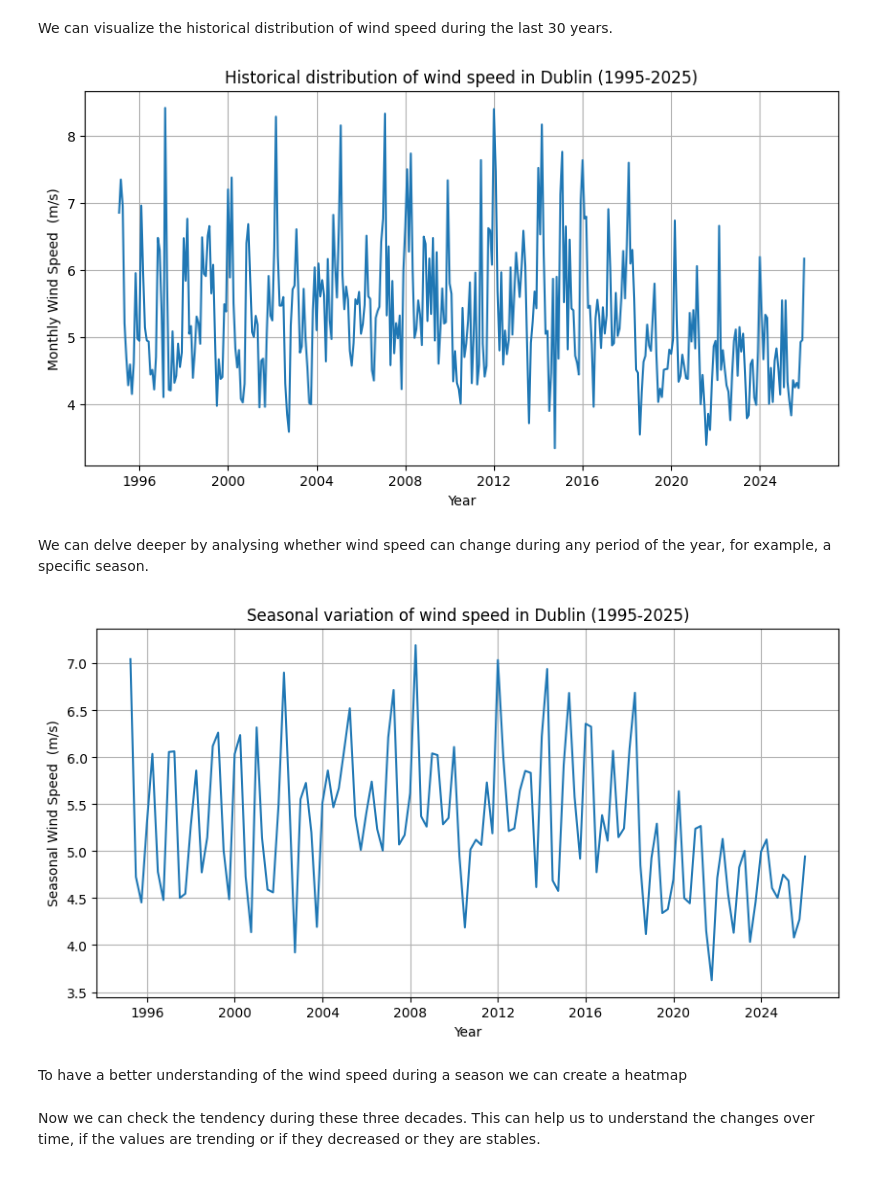
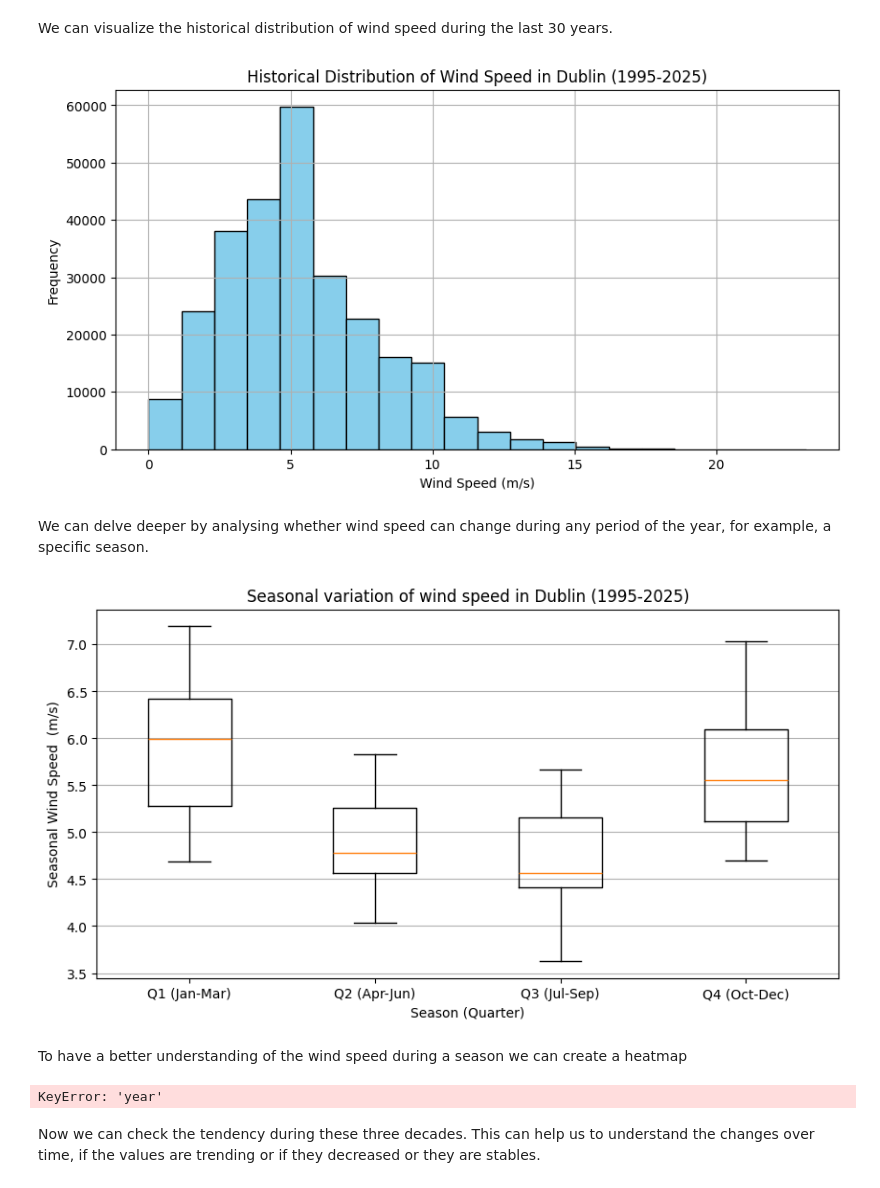
Before and after one commit to tanyasanjuan/pfda-project, a Jupyter notebook: wind.ipynb, the cells around one changed output. Cells and saved outputs as stored; diff of their text form; code cells hidden in the pictures.

Commit message:
boxplot variation of wind per quarter

```diff
--- a/wind.ipynb
+++ b/wind.ipynb
@@ -316,34 +313,61 @@ We can visualize the historical distribution of wind speed during the last 30 ye
 # %%
 # historical distribution of wind speed
 plt.figure(figsize=(10,5))
-plt.plot(df_monthly.index, df_monthly.values)
-plt.xlabel("Year")
-plt.ylabel("Monthly Wind Speed  (m/s)")
-plt.title("Historical distribution of wind speed in Dublin (1995-2025)")
+plt.hist(df['mean wind speed'].dropna(), bins=20, color='skyblue', edgecolor='black')
+plt.xlabel("Wind Speed (m/s)")
+plt.ylabel("Frequency")
+plt.title("Historical Distribution of Wind Speed in Dublin (1995-2025)")
 plt.grid(True)
+plt.show()
 # %% [output]
-[figure, old version]
+[figure, new version]
 # %% [markdown]
 We can delve deeper by analysing whether wind speed can change during any period of the year, for example, a specific season.
 # %%
 # season analysis of wind speed
 '''using QE instad 'Q' as it will be deprecated in future versions'''
 ''' We use 'Q' to group by quarter'''
-df_seasonal = df.resample('QE')['mean wind speed'].mean()
-df_seasonal.head()
+df_seasonal = df.resample('QE')
+windspeed_mean = df_seasonal['mean wind speed'].mean()
+windspeed_mean.head()
 
-# plot the seasonal data
+# plot the seasonal data as boxplot grouped by quarter
+
 plt.figure(figsize=(10,5))
-plt.plot(df_seasonal.index, df_seasonal.values)
-plt.xlabel("Year")
+# Extract quarter from index and prepare data for boxplot
+windspeed_df = windspeed_mean.reset_index()
+windspeed_df['quarter'] = windspeed_df['date and time'].dt.quarter
+
+# Group by quarter and create boxplot
+data_by_quarter = [windspeed_df[windspeed_df['quarter'] == q]['mean wind speed'].values
+                   for q in [1, 2, 3, 4]]
+plt.boxplot(data_by_quarter, tick_labels=['Q1 (Jan-Mar)', 'Q2 (Apr-Jun)', 'Q3 (Jul-Sep)', 'Q4 (Oct-Dec)'])
+plt.xlabel("Season (Quarter)")
 plt.ylabel("Seasonal Wind Speed  (m/s)")
 plt.title("Seasonal variation of wind speed in Dublin (1995-2025)")
-plt.grid(True)
+plt.grid(True, axis='y')
 plt.show()
 # %% [output]
-[figure, old version]
+[figure, new version]
 # %% [markdown]
 To have a better understanding of the wind speed during a season we can create a heatmap
+# %%
+# create a heatmap
+heatmap_data = df.pivot(
+    index='year',
+    columns='month',
+    values='wind_speed'
+)
+
+# plot the heatmap
+plt.figure(figsize=(10,5))
+sns.heatmap(heatmap_data, cmap='viridis', annot=True, fmt='.2f')
+plt.xlabel("Month")
+plt.ylabel("Year")
+plt.title("Seasonal variation of wind speed in Dublin (1995-2025)")
+plt.show()
+# %% [output]
+KeyError: 'year'
 # %% [markdown]
 Now we can check the tendency during these three decades. This can help us to understand the changes over time, if the values are trending or if they decreased or they are stables.
 # %%
```
Also changed, not shown: parts of 5 cells of this notebook, 2 other files.
